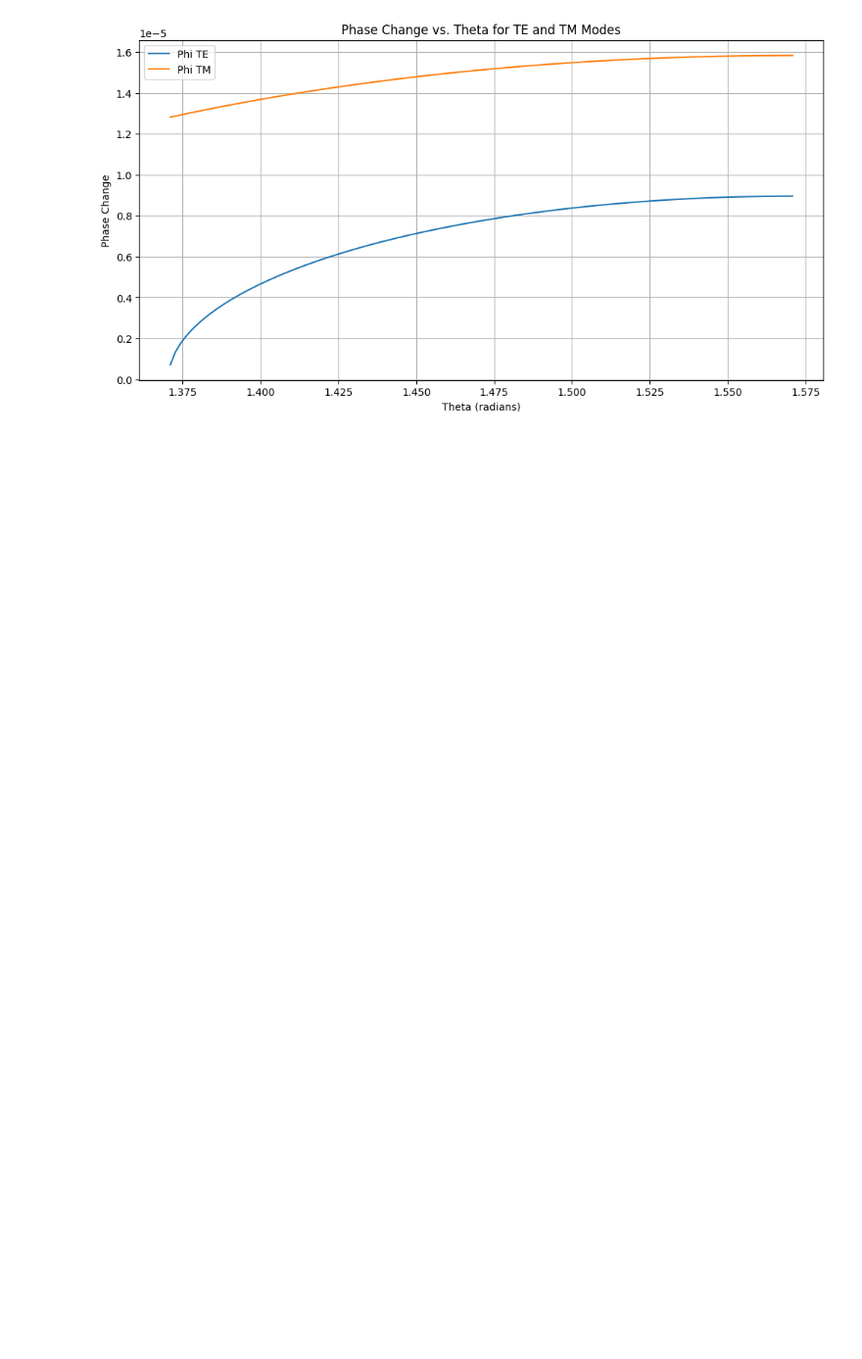
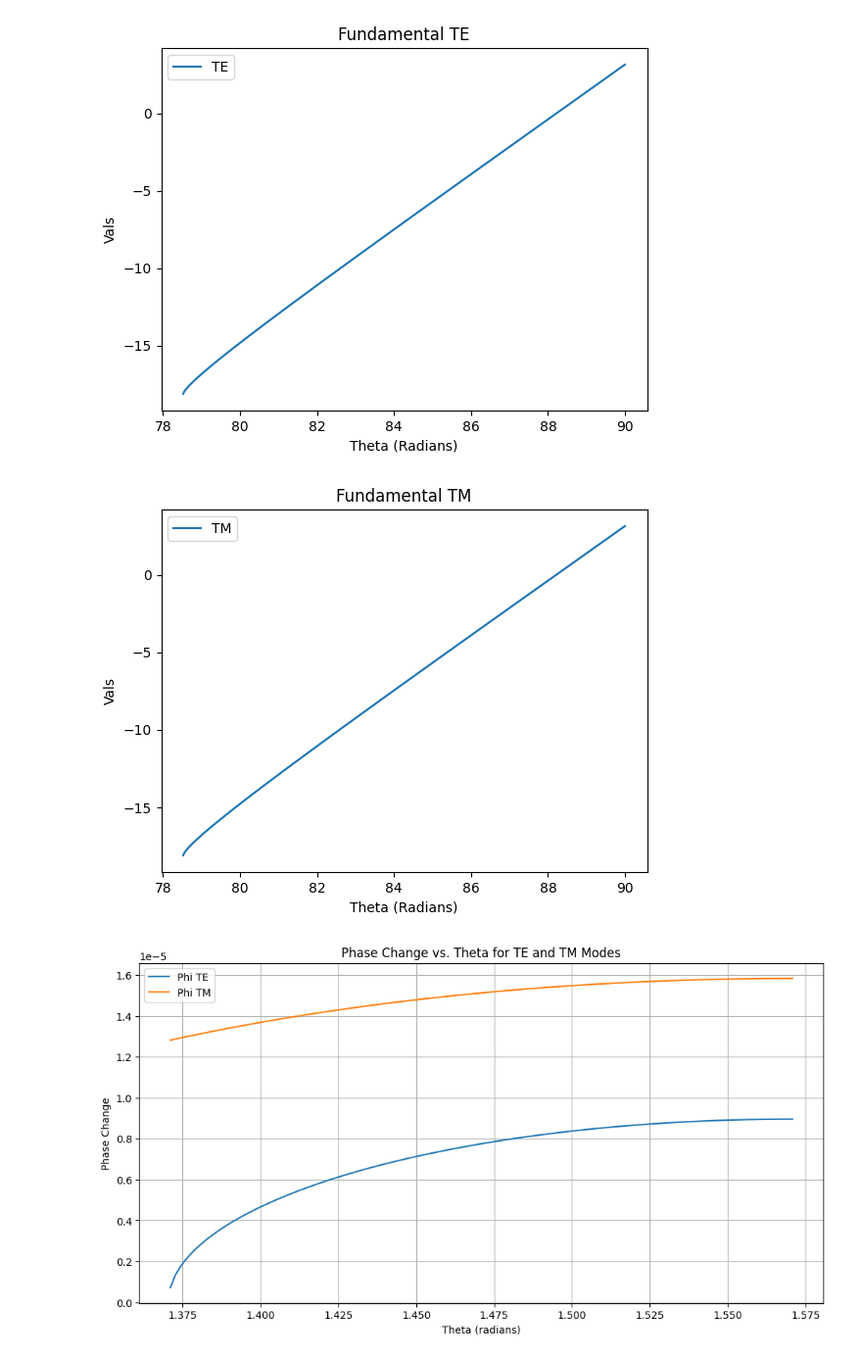
Before and after one commit to MrDNAlex/NE-345-Photonics, a Jupyter notebook: Assignment 2/Q1.ipynb, the cells around one changed output. Shown: that part at 98% size. Drawn from its saved outputs; the diff is of its cells as text; code cells hidden in the pictures; blank space fills up the shorter version.

```diff
--- a/Assignment 2/Q1.ipynb
+++ b/Assignment 2/Q1.ipynb
@@ -114,0 +1,76 @@ Beta TM : [6077560.66372624]
+# %%
+import numpy as np
+import matplotlib.pyplot as plt
+
+n1 = 1.5
+n2 = 1.47
+coreThickness = 15 * 10**(-6)
+wavelength = 1.55 * 10**(-6)
+
+k = (2 * np.pi)/wavelength
+criticalAngle = np.arcsin(n2/n1)
+thetas = np.linspace(0, np.pi/2, 10000)
+n = n2 / n1
+
+te = lambda x: 2 * np.arctan( np.sqrt(np.sin(x)**2 - (n)**2)/np.cos(x)) - k * n1 * coreThickness * np.cos(x)
+tm = lambda x: 2 * np.arctan( np.sqrt(np.sin(x)**2 - (n)**2)/(np.cos(x) * (n)**2 )) - k * n1 * coreThickness * np.cos(x)
+
+def NewtonRaphson (x0, f, fp = None, tolerance = 0.005, maxIteration = 100):
+    xold = x0
+    xnew = 0
+    count = 0
+    error = 1000
+    delta = 10**(-6)
+    fpVal = 1
+
+    xHistory = []
+    xHistory.append(x0)
+    errorHistory = []
+
+    while (error > tolerance and count < maxIteration):
+        if (fp is None):
+            fpVal = (f(xold + delta) - f(xold)) / delta
+        else:
+            fpVal = fp(xold)
+
+        xnew = xold - f(xold)/fpVal
+        error = abs((xnew - xold)/xnew)*100
+        xHistory.append(xnew)
+        errorHistory.append(error)
+        count +=1
+        xold = xnew
+
+    return (xHistory, errorHistory)
+
+TERoot = NewtonRaphson(criticalAngle, te,tolerance= 10**(-10))[0][-1]
+TMRoot = NewtonRaphson(criticalAngle, tm,tolerance= 10**(-10))[0][-1]
+
+print(f"Theta_m TE: {TERoot * 180 / np.pi}")
+print(f"Theta_m TM: {TMRoot * 180 / np.pi}")
+
+BetaTE = k * n1 * np.sin(TERoot)
+BetaTM = k * n1 * np.sin(TMRoot)
+
+xVals = (np.array(thetas) * 180)/np.pi
+
+print(f"Beta TE : {BetaTE}")
+print(f"Beta TM : {BetaTM}")
+
+# First Graph for TE
+plt.figure()  # Create a new figure
+plt.title("Fundamental TE")
+plt.plot(xVals, te(thetas), label="TE")
+plt.xlabel("Theta (Radians)")
+plt.ylabel("Vals")
+plt.legend()
+plt.show()
+
+# Second Graph for TM
+plt.figure()  # Create a new figure
+plt.title("Fundamental TM")
+plt.plot(xVals, tm(thetas), label="TM")
+plt.xlabel("Theta (Radians)")
+plt.ylabel("Vals")
+plt.legend()
+plt.show()
+# %% [output]
@@ -115,3 +81,5 @@ Beta TM : [6077560.66372624]
+[figure, added]
+[figure, added]
 # %%
 import numpy as np
 import matplotlib.pyplot as plt
```
Also changed, not shown: parts of 2 cells of this notebook, 4 other files.
